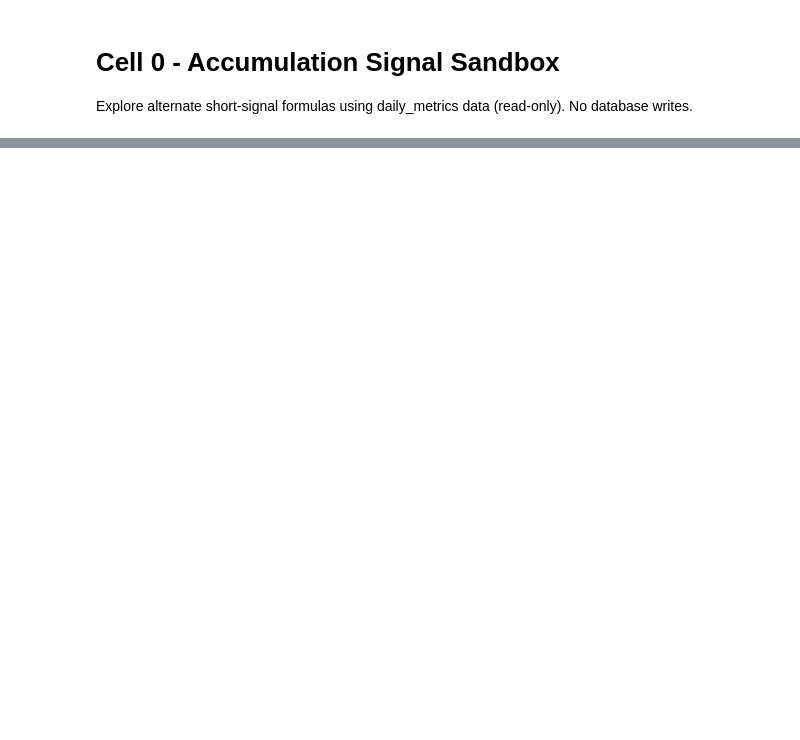
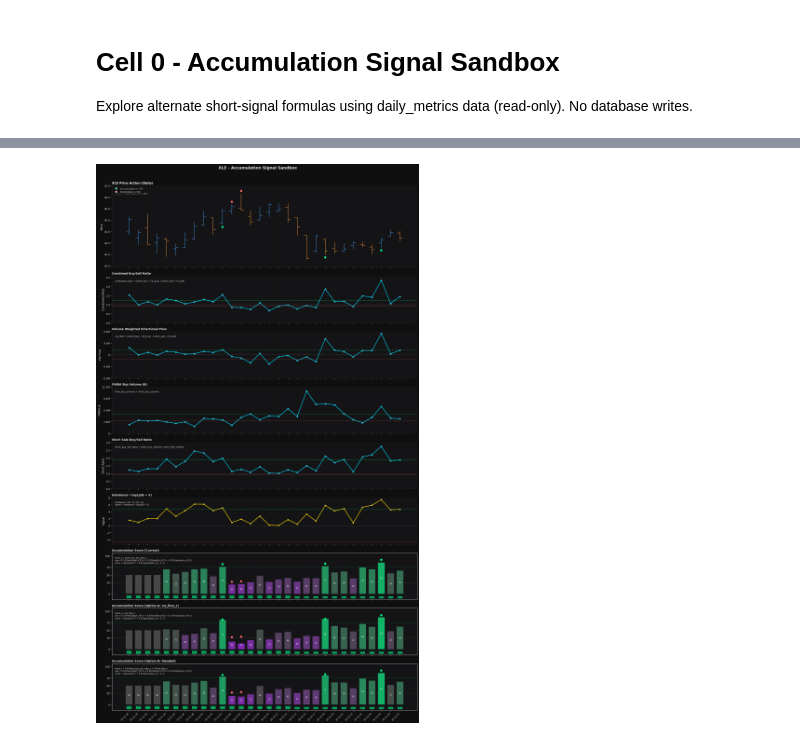
Before and after one commit to MoreCowwbell/darkpool, a Jupyter notebook: accumulation_signal_sandbox.ipynb, the cells around one changed output, grey strips where cells are left out. Cells and saved outputs as stored; diff of their text form; code cells hidden in the pictures; blank space fills up the shorter version.

Commit message:
accumulation sandbox - working ready to test

```diff
--- a/accumulation_signal_sandbox.ipynb
+++ b/accumulation_signal_sandbox.ipynb
@@ -408,7 +464,7 @@ fig, axes = plt.subplots(
     1,
     figsize=(16, 28),
     sharex=True,
-    gridspec_kw={'height_ratios': [3.5, 2.2, 2.2, 1.6, 2.2, 1.6, 1.8, 1.8, 1.8]},
+    gridspec_kw={'height_ratios': [3.5, 2.0, 2.0, 2.0, 2.0, 2.0, 2.0, 2.0, 2.0]},
 )
 fig.patch.set_facecolor(COLORS['background'])
 
@@ -457,19 +513,34 @@ legend = ax.legend(
 for text in legend.get_texts():
     text.set_color(COLORS['text'])
 
-# Panel 1: Combined Buy/Sell Ratio
+
+# Panel 1: FINRA Buy Volume (B)
+ax = axes[3]
+_apply_axis_style(ax)
+series = df['finra_buy_volume']
+mask = series.notna()
+ax.plot(x[mask], series[mask], color=COLORS['cyan'], linewidth=1.8)
+ax.scatter(x[mask], series[mask], color=COLORS['cyan'], s=25, edgecolors=COLORS['white'], linewidths=0.4)
+_set_volume_axis(ax, series)
+_add_volume_thresholds(ax, series)
+ax.set_ylabel('FINRA B', color=COLORS['text'])
+ax.set_title('FINRA Buy Volume (B)', color=COLORS['text'], fontsize=10, fontweight='bold', loc='left')
+ax.text(0.01, 0.92, 'finra_buy_volume = short_buy_volume', transform=ax.transAxes, fontsize=8, color=COLORS['text'], va='top')
+
+# Panel 2: Combined Buy/Sell Ratio
 ax = axes[1]
 _apply_axis_style(ax)
 series = df['combined_ratio']
 mask = series.notna()
 ax.plot(x[mask], series[mask], color=COLORS['cyan'], linewidth=1.8)
 ax.scatter(x[mask], series[mask], color=COLORS['cyan'], s=25, edgecolors=COLORS['white'], linewidths=0.4)
-_set_ratio_axis(ax, series)
+short_buy_line, short_sell_line = _ratio_thresholds(series)
+_set_ratio_axis(ax, series, bot=short_buy_line, sell=short_sell_line)
 ax.set_ylabel('Combined Ratio', color=COLORS['text'])
 ax.set_title('Combined Buy/Sell Ratio', color=COLORS['text'], fontsize=10, fontweight='bold', loc='left')
 ax.text(0.01, 0.92, 'combined_ratio = (short_buy + lit_buy) / (short_sell + lit_sell)', transform=ax.transAxes, fontsize=8, color=COLORS['text'], va='top')
 
-# Panel 2: VW Flow
+# Panel 3: VW Flow
 ax = axes[2]
 _apply_axis_style(ax)
 series = df['vw_flow']
@@ -477,21 +548,10 @@ mask = series.notna()
 ax.plot(x[mask], series[mask], color=COLORS['cyan'], linewidth=1.8)
 ax.scatter(x[mask], series[mask], color=COLORS['cyan'], s=25, edgecolors=COLORS['white'], linewidths=0.4)
 _set_flow_axis(ax, series)
+_add_flow_thresholds(ax, series)
 ax.set_ylabel('VW Flow', color=COLORS['text'])
 ax.set_title('Volume Weighted Directional Flow', color=COLORS['text'], fontsize=10, fontweight='bold', loc='left')
 ax.text(0.01, 0.92, 'vw_flow = (short_buy + lit_buy) - (short_sell + lit_sell)', transform=ax.transAxes, fontsize=8, color=COLORS['text'], va='top')
-
-# Panel 3: FINRA Buy Volume (B)
-ax = axes[3]
-_apply_axis_style(ax)
-series = df['finra_buy_volume']
-mask = series.notna()
-ax.plot(x[mask], series[mask], color=COLORS['cyan'], linewidth=1.8)
-ax.scatter(x[mask], series[mask], color=COLORS['cyan'], s=25, edgecolors=COLORS['white'], linewidths=0.4)
-_set_volume_axis(ax, series)
-ax.set_ylabel('FINRA B', color=COLORS['text'])
-ax.set_title('FINRA Buy Volume (B)', color=COLORS['text'], fontsize=10, fontweight='bold', loc='left')
-ax.text(0.01, 0.92, 'finra_buy_volume = short_buy_volume', transform=ax.transAxes, fontsize=8, color=COLORS['text'], va='top')
 
 # Panel 4: Short Sale Buy/Sell Ratio
 ax = axes[4]
@@ -500,11 +560,11 @@ series = df['short_buy_sell_ratio']
 mask = series.notna()
 ax.plot(x[mask], series[mask], color=COLORS['cyan'], linewidth=1.8)
 ax.scatter(x[mask], series[mask], color=COLORS['cyan'], s=25, edgecolors=COLORS['white'], linewidths=0.4)
-_set_ratio_axis(ax, series)
+short_buy_line, short_sell_line = _ratio_thresholds(series)
+_set_ratio_axis(ax, series, bot=short_buy_line, sell=short_sell_line)
 ax.set_ylabel('Short Ratio', color=COLORS['text'])
 ax.set_title('Short Sale Buy/Sell Ratio', color=COLORS['text'], fontsize=10, fontweight='bold', loc='left')
 ax.text(0.01, 0.92, 'short_buy_sell_ratio = short_buy_volume / short_sell_volume', transform=ax.transAxes, fontsize=8, color=COLORS['text'], va='top')
-
 
 # Panel 5: Imbalance * log1p(B + S)
 ax = axes[5]
@@ -519,6 +579,7 @@ mask = series.notna()
 ax.plot(x[mask], series[mask], color=COLORS['yellow'], linewidth=1.8)
 ax.scatter(x[mask], series[mask], color=COLORS['yellow'], s=20, edgecolors=COLORS['white'], linewidths=0.4)
 ax.axhline(0.0, color=COLORS['neutral'], linestyle='--', linewidth=1.0, alpha=0.7)
+_add_flow_thresholds(ax, series)
 ax.set_ylabel('Signal', color=COLORS['text'])
 ax.set_title('Imbalance * log1p(B + S)', color=COLORS['text'], fontsize=10, fontweight='bold', loc='left')
 ax.text(0.01, 0.92, 'imbalance = (B - S) / (B + S)\nsignal = imbalance * log1p(B + S)', transform=ax.transAxes, fontsize=7, color=COLORS['text'], va='top')
@@ -530,55 +591,32 @@ dot_sources = {
     'option_b': df['acc_score_b'],
 }
 
 # Panel 6: Accumulation Score (Current)
 ax = axes[6]
 ax.set_facecolor(COLORS['panel_bg'])
 ax.tick_params(colors=COLORS['text'], labelsize=9)
 _plot_score_panel(ax, x, df['acc_score_current'], df['confidence'], 'Accumulation Score (Current)', DOT_MODE, dot_sources)
 ax.text(0.01, 0.92, 'short_z = short_buy_sell_ratio_z\nraw = 0.55*tanh(short_z*0.5) + 0.30*tanh(lit_z*0.5) + 0.15*tanh(price_z*0.3)\nscore = clip(raw*(0.7 + 0.6*sigmoid(otc_z)), -1, 1)', transform=ax.transAxes, fontsize=7, color=COLORS['text'], va='top')
 
 # Panel 7: Accumulation Score (Option A: vw_flow_z)
 ax = axes[7]
 ax.set_facecolor(COLORS['panel_bg'])
 ax.tick_params(colors=COLORS['text'], labelsize=9)
 _plot_score_panel(ax, x, df['acc_score_a'], df['confidence'], 'Accumulation Score (Option A: vw_flow_z)', DOT_MODE, dot_sources)
 ax.text(0.01, 0.92, 'short_z = vw_flow_z\nraw = 0.55*tanh(short_z*0.5) + 0.30*tanh(lit_z*0.5) + 0.15*tanh(price_z*0.3)\nscore = clip(raw*(0.7 + 0.6*sigmoid(otc_z)), -1, 1)', transform=ax.transAxes, fontsize=7, color=COLORS['text'], va='top')
 
 # Panel 8: Accumulation Score (Option B: blended)
 ax = axes[8]
 ax.set_facecolor(COLORS['panel_bg'])
 ax.tick_params(colors=COLORS['text'], labelsize=9)
 _plot_score_panel(ax, x, df['acc_score_b'], df['confidence'], 'Accumulation Score (Option B: blended)', DOT_MODE, dot_sources)
 ax.text(0.01, 0.92, 'short_z = 0.6*short_buy_sell_ratio_z + 0.4*vw_flow_z\nraw = 0.55*tanh(short_z*0.5) + 0.30*tanh(lit_z*0.5) + 0.15*tanh(price_z*0.3)\nscore = clip(raw*(0.7 + 0.6*sigmoid(otc_z)), -1, 1)', transform=ax.transAxes, fontsize=7, color=COLORS['text'], va='top')
 
-# Add legend to first score panel
-legend_handles_score = [
-    Patch(facecolor='#00ff88', edgecolor='none', alpha=0.8, label='>70 Accum'),
-    Patch(facecolor='#555555', edgecolor='none', alpha=0.8, label='30-70 Neutral'),
-    Patch(facecolor='#b026ff', edgecolor='none', alpha=0.8, label='<30 Distrib'),
-    Line2D([0], [0], color=COLORS['green'], linewidth=4, alpha=0.6, label='High Conf'),
-    Line2D([0], [0], color=COLORS['yellow'], linewidth=4, alpha=0.6, label='Med Conf'),
-    Line2D([0], [0], color=COLORS['red'], linewidth=4, alpha=0.6, label='Low Conf'),
-]
-legend = axes[6].legend(
-    legend_handles_score,
-    [h.get_label() for h in legend_handles_score],
-    loc='upper right',
-    ncol=len(legend_handles_score),
-    fontsize=7,
-    frameon=True,
-    facecolor=COLORS['background'],
-    framealpha=0.7,
-    edgecolor=COLORS['grid'],
-    columnspacing=1.0,
-    handletextpad=0.4,
-)
-for text in legend.get_texts():
-    text.set_color(COLORS['text'])
-
 axes[-1].set_xticks(x)
 axes[-1].set_xticklabels(labels, rotation=45, ha='right', fontsize=8)
 
 fig.suptitle(f'{TICKER} - Accumulation Signal Sandbox', color=COLORS['text'], fontsize=14, fontweight='bold')
 plt.tight_layout(rect=[0, 0, 1, 0.97])
 plt.show()
+# %% [output]
+[figure, added]
```
Also changed, not shown: parts of 3 cells of this notebook, 1 other file.
